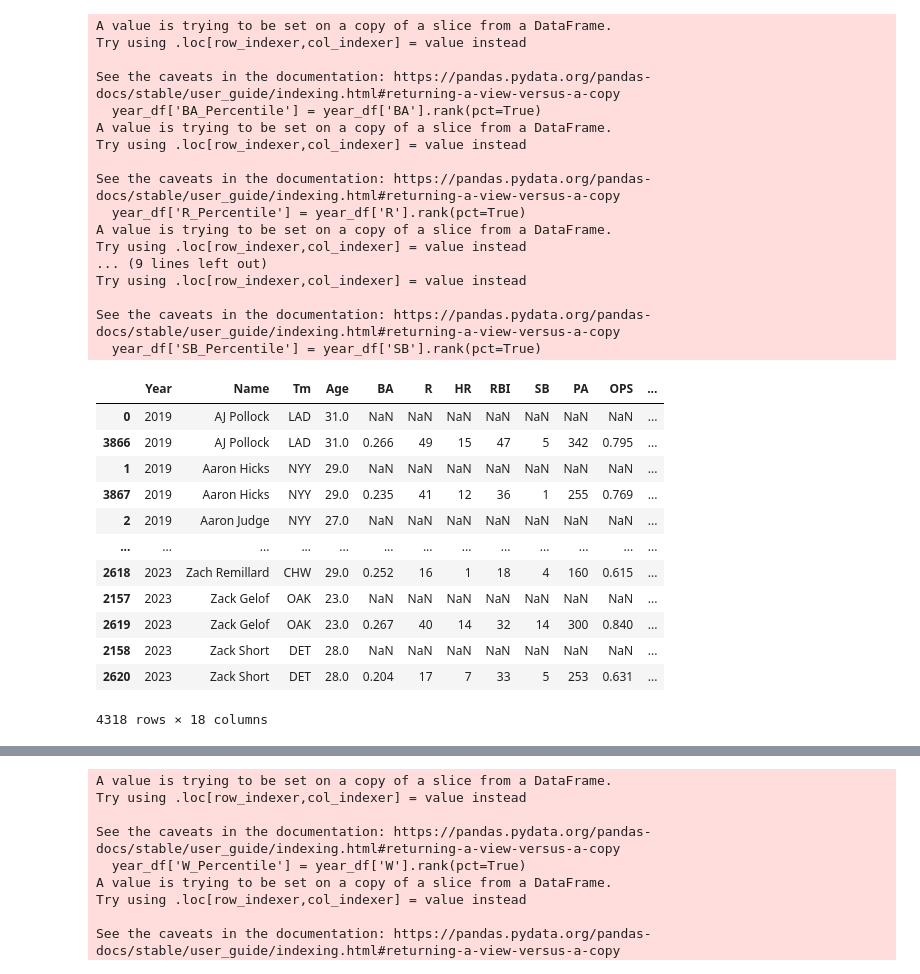
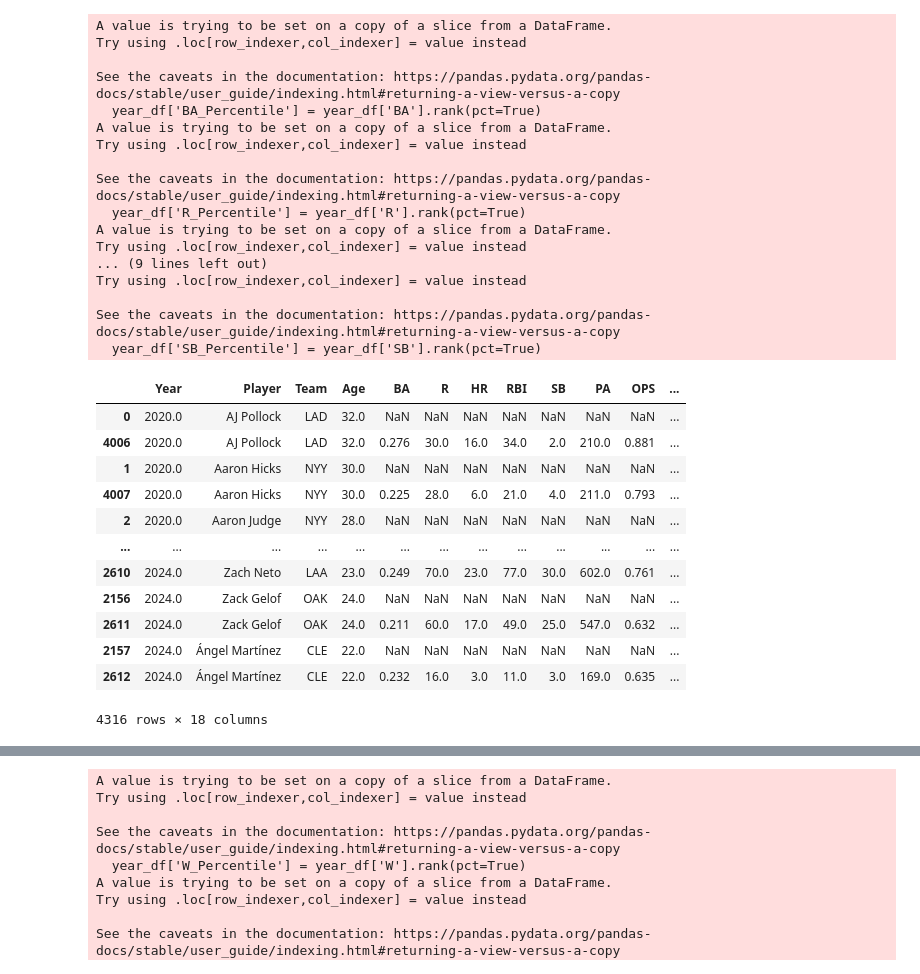
Before and after one commit to mdbinger/Fantasy-Sports-Projections, a Jupyter notebook: Fantasy_Baseball/Draft_Tool.ipynb, the cells around one changed output, grey strips where cells are left out. Drawn from its saved outputs; the diff is of its cells as text; code cells hidden in the pictures.

```diff
--- a/Fantasy_Baseball/Draft_Tool.ipynb
+++ b/Fantasy_Baseball/Draft_Tool.ipynb
@@ -30,7 +30,7 @@ for year in last_five_years:
     soup = BeautifulSoup(requests.get(url).content, 'html.parser')
 
     # Grab the table element that has batter statistics
-    table = BeautifulSoup(soup.select_one('#all_players_standard_batting').find_next(text=lambda x: isinstance(x, Comment)), 'html.parser')
+    table = soup.select_one('#all_players_standard_batting')
 
 
     # Grab data from table and put it into the list created above
@@ -70,83 +79,83 @@ batter_stats_df.dropna(subset=['PA'], axis = 0 , inplace= True)
 filtered_batter_stats_df = batter_stats_df[batter_stats_df['PA'] >= 100]
 
 # Select the columns we want for our batter analysis
-final_batter_stats_df = filtered_batter_stats_df[['Year','Name','Tm','Age','R','HR','RBI','SB','BA','PA','OPS','OPS+','Pos\xa0Summary']]
+final_batter_stats_df = filtered_batter_stats_df[['Year','Player','Team','Age','R','HR','RBI','SB','BA','PA','OPS','OPS+','Pos']]
 # %%
 # Sort by index to prepare to drop duplicates
 final_batter_stats_df = final_batter_stats_df.sort_index()
 
 # Drop duplicate entries of Player Name and Year
 # This is to eliminate partial season data for players who played for 2+ teams in one season
-final_batter_stats_df = final_batter_stats_df.drop_duplicates(subset=['Year', 'Name'])
+final_batter_stats_df = final_batter_stats_df.drop_duplicates(subset=['Year', 'Player'])
 # %%
 # Sort data by name alphabetically, then by year in descending order
-final_batter_stats_df = final_batter_stats_df.sort_values(['Year','Name'], ascending=[True, True])
+final_batter_stats_df = final_batter_stats_df.sort_values(['Year','Player'], ascending=[True, True])
 
 # Eliminate Baseball Reference's name badges for accolades
-final_batter_stats_df['Name'] = final_batter_stats_df['Name'].str.extract('([^\*|#]*)')
+final_batter_stats_df['Player'] = final_batter_stats_df['Player'].str.extract('([^\*|#]*)')
 
 cleaned_player_list = []
-for player in final_batter_stats_df['Name']:
+for player in final_batter_stats_df['Player']:
     player = player.replace("\xa0", " ")
     cleaned_player_list.append(player)
 
-final_batter_stats_df['Name'] = cleaned_player_list
+final_batter_stats_df['Player'] = cleaned_player_list
 # %%
 # Create a new dataframe for stats percentile calculations
-percentile_df = pd.DataFrame(columns = ['Year', 'Name', 'Tm', 'Age', 'BA', 'R', 'HR', 'RBI', 'SB', 'PA'])
+percentile_df = pd.DataFrame(columns = ['Year', 'Player', 'Team', 'Age', 'BA', 'R', 'HR', 'RBI', 'SB', 'PA'])
 
 # Carry over columnns from final_batter_stats_df that shouldn't be comparatively ranked
 percentile_df['Year'] = final_batter_stats_df['Year']
-percentile_df['Name'] = final_batter_stats_df['Name']
+percentile_df['Player'] = final_batter_stats_df['Player']
 percentile_df['Age'] = final_batter_stats_df['Age']
-percentile_df['Tm'] = final_batter_stats_df['Tm']
+percentile_df['Team'] = final_batter_stats_df['Team']
 
 # Calculate the percentile rank for each player in each season, seperately, then add all the seasons in one dataframe
 for year in last_five_years:
     year_df = final_batter_stats_df.loc[final_batter_stats_df['Year'] == year]
     year_df['BA_Percentile'] = year_df['BA'].rank(pct=True)
     year_df['R_Percentile'] = year_df['R'].rank(pct=True)
     year_df['HR_Percentile'] = year_df['HR'].rank(pct=True)
     year_df['RBI_Percentile'] = year_df['RBI'].rank(pct=True)
     year_df['SB_Percentile'] = year_df['SB'].rank(pct=True)
-    year_df.sort_values('Name', ascending=True)
+    year_df.sort_values('Player', ascending=True)
 
     # Each of the seasons are added back to the percentile dataframe
     percentile_df = percentile_df.append(year_df, ignore_index=True)
 
-percentile_df = percentile_df.sort_values(['Year','Name'], ascending=[True, True])
+percentile_df = percentile_df.sort_values(['Year','Player'], ascending=[True, True])
 percentile_df
 # %% [output]
 A value is trying to be set on a copy of a slice from a DataFrame.
 Try using .loc[row_indexer,col_indexer] = value instead
 
 See the caveats in the documentation: https://pandas.pydata.org/pandas-docs/stable/user_guide/indexing.html#returning-a-view-versus-a-copy
   year_df['BA_Percentile'] = year_df['BA'].rank(pct=True)
 A value is trying to be set on a copy of a slice from a DataFrame.
 Try using .loc[row_indexer,col_indexer] = value instead
 
 See the caveats in the documentation: https://pandas.pydata.org/pandas-docs/stable/user_guide/indexing.html#returning-a-view-versus-a-copy
   year_df['R_Percentile'] = year_df['R'].rank(pct=True)
 A value is trying to be set on a copy of a slice from a DataFrame.
 Try using .loc[row_indexer,col_indexer] = value instead
 ... (9 lines left out)
 Try using .loc[row_indexer,col_indexer] = value instead
 
 See the caveats in the documentation: https://pandas.pydata.org/pandas-docs/stable/user_guide/indexing.html#returning-a-view-versus-a-copy
   year_df['SB_Percentile'] = year_df['SB'].rank(pct=True)
-|  | Year | Name | Tm | Age | BA | R | HR | RBI | SB | PA | OPS | ... |
-| 0 | 2019 | AJ Pollock | LAD | 31.0 | NaN | NaN | NaN | NaN | NaN | NaN | NaN | ... |
-| 3866 | 2019 | AJ Pollock | LAD | 31.0 | 0.266 | 49 | 15 | 47 | 5 | 342 | 0.795 | ... |
-| 1 | 2019 | Aaron Hicks | NYY | 29.0 | NaN | NaN | NaN | NaN | NaN | NaN | NaN | ... |
-| 3867 | 2019 | Aaron Hicks | NYY | 29.0 | 0.235 | 41 | 12 | 36 | 1 | 255 | 0.769 | ... |
-| 2 | 2019 | Aaron Judge | NYY | 27.0 | NaN | NaN | NaN | NaN | NaN | NaN | NaN | ... |
+|  | Year | Player | Team | Age | BA | R | HR | RBI | SB | PA | OPS | ... |
+| 0 | 2020.0 | AJ Pollock | LAD | 32.0 | NaN | NaN | NaN | NaN | NaN | NaN | NaN | ... |
+| 4006 | 2020.0 | AJ Pollock | LAD | 32.0 | 0.276 | 30.0 | 16.0 | 34.0 | 2.0 | 210.0 | 0.881 | ... |
+| 1 | 2020.0 | Aaron Hicks | NYY | 30.0 | NaN | NaN | NaN | NaN | NaN | NaN | NaN | ... |
+| 4007 | 2020.0 | Aaron Hicks | NYY | 30.0 | 0.225 | 28.0 | 6.0 | 21.0 | 4.0 | 211.0 | 0.793 | ... |
+| 2 | 2020.0 | Aaron Judge | NYY | 28.0 | NaN | NaN | NaN | NaN | NaN | NaN | NaN | ... |
 | ... | ... | ... | ... | ... | ... | ... | ... | ... | ... | ... | ... | ... |
-| 2618 | 2023 | Zach Remillard | CHW | 29.0 | 0.252 | 16 | 1 | 18 | 4 | 160 | 0.615 | ... |
-| 2157 | 2023 | Zack Gelof | OAK | 23.0 | NaN | NaN | NaN | NaN | NaN | NaN | NaN | ... |
-| 2619 | 2023 | Zack Gelof | OAK | 23.0 | 0.267 | 40 | 14 | 32 | 14 | 300 | 0.840 | ... |
-| 2158 | 2023 | Zack Short | DET | 28.0 | NaN | NaN | NaN | NaN | NaN | NaN | NaN | ... |
-| 2620 | 2023 | Zack Short | DET | 28.0 | 0.204 | 17 | 7 | 33 | 5 | 253 | 0.631 | ... |
+| 2610 | 2024.0 | Zach Neto | LAA | 23.0 | 0.249 | 70.0 | 23.0 | 77.0 | 30.0 | 602.0 | 0.761 | ... |
+| 2156 | 2024.0 | Zack Gelof | OAK | 24.0 | NaN | NaN | NaN | NaN | NaN | NaN | NaN | ... |
+| 2611 | 2024.0 | Zack Gelof | OAK | 24.0 | 0.211 | 60.0 | 17.0 | 49.0 | 25.0 | 547.0 | 0.632 | ... |
+| 2157 | 2024.0 | Ángel Martínez | CLE | 22.0 | NaN | NaN | NaN | NaN | NaN | NaN | NaN | ... |
+| 2612 | 2024.0 | Ángel Martínez | CLE | 22.0 | 0.232 | 16.0 | 3.0 | 11.0 | 3.0 | 169.0 | 0.635 | ... |
-4318 rows × 18 columns
+4316 rows × 18 columns
 # %%
 # Clean up the percentile dataframe, drop NaNs and remove unnecessary columns
 percentile_df = percentile_df.dropna()
```
Also changed, not shown: parts of 18 cells of this notebook.
